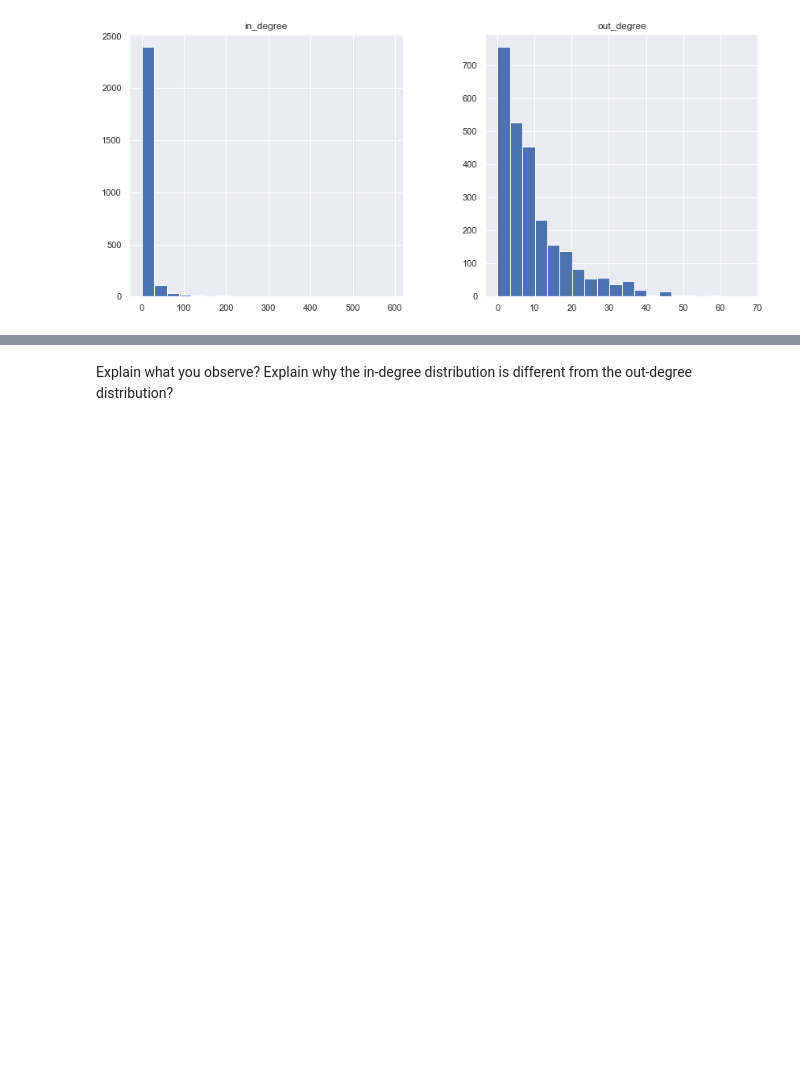
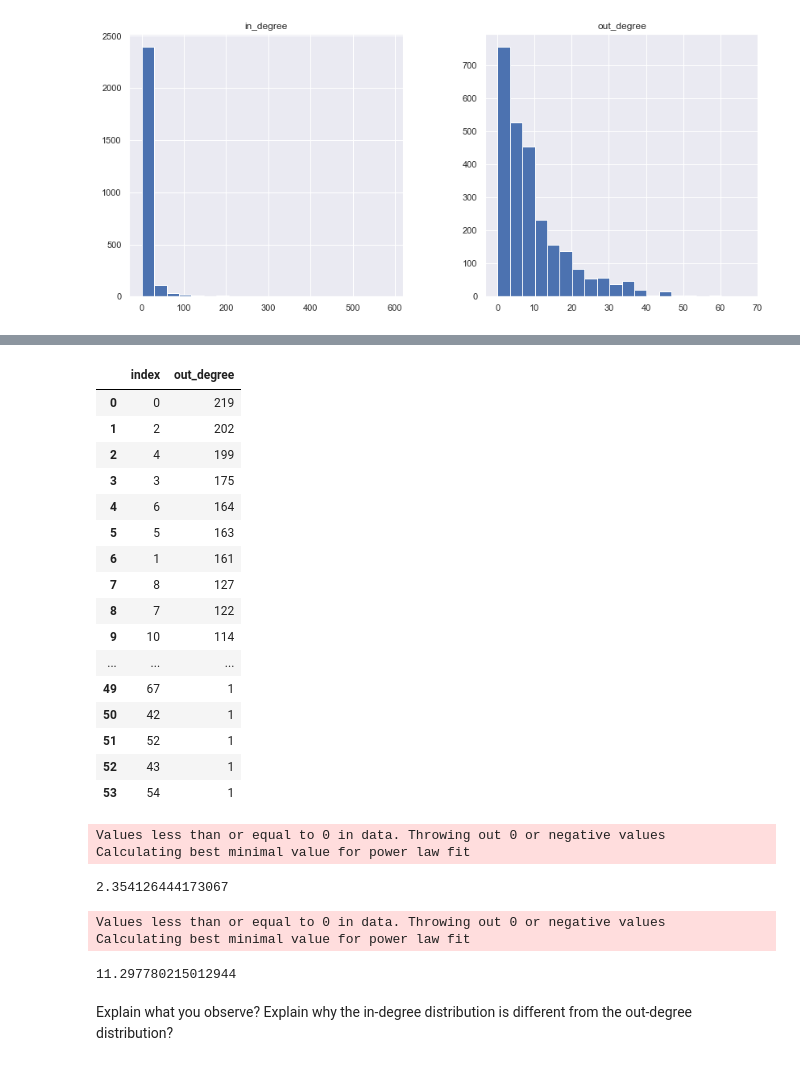
Before and after one commit to idariis/Social-Graphs-Project-E20, a Jupyter notebook: Assignment2/Parts/Part1.ipynb, the cells around one changed output, grey strips where cells are left out. Cells and saved outputs as stored; diff of their text form; code cells hidden in the pictures; blank space fills up the shorter version.

```diff
--- a/Assignment2/Parts/Part1.ipynb
+++ b/Assignment2/Parts/Part1.ipynb
@@ -89,3 +109,35 @@ hist = degree_distribution.hist(bins=20, figsize=(14,6))
+# %%
+degree_distribution['out_degree'].value_counts().to_frame().reset_index()
+# %% [output]
+|  | index | out_degree |
+| 0 | 0 | 219 |
+| 1 | 2 | 202 |
+| 2 | 4 | 199 |
+| 3 | 3 | 175 |
+| 4 | 6 | 164 |
+| 5 | 5 | 163 |
+| 6 | 1 | 161 |
+| 7 | 8 | 127 |
+| 8 | 7 | 122 |
+| 9 | 10 | 114 |
+| ... | ... | ... |
+| 49 | 67 | 1 |
+| 50 | 42 | 1 |
+| 51 | 52 | 1 |
+| 52 | 43 | 1 |
+| 53 | 54 | 1 |
+# %%
+powerlaw.Fit(degree_distribution.in_degree.values).alpha
+# %% [output]
+Values less than or equal to 0 in data. Throwing out 0 or negative values
+Calculating best minimal value for power law fit
+2.354126444173067
+# %%
+powerlaw.Fit(degree_distribution.out_degree.values).alpha
+# %% [output]
+Values less than or equal to 0 in data. Throwing out 0 or negative values
+Calculating best minimal value for power law fit
+11.297780215012944
 # %% [markdown]
 Explain what you observe?
 Explain why the in-degree distribution is different from the out-degree distribution?
```
Also changed, not shown: parts of 3 cells of this notebook.
